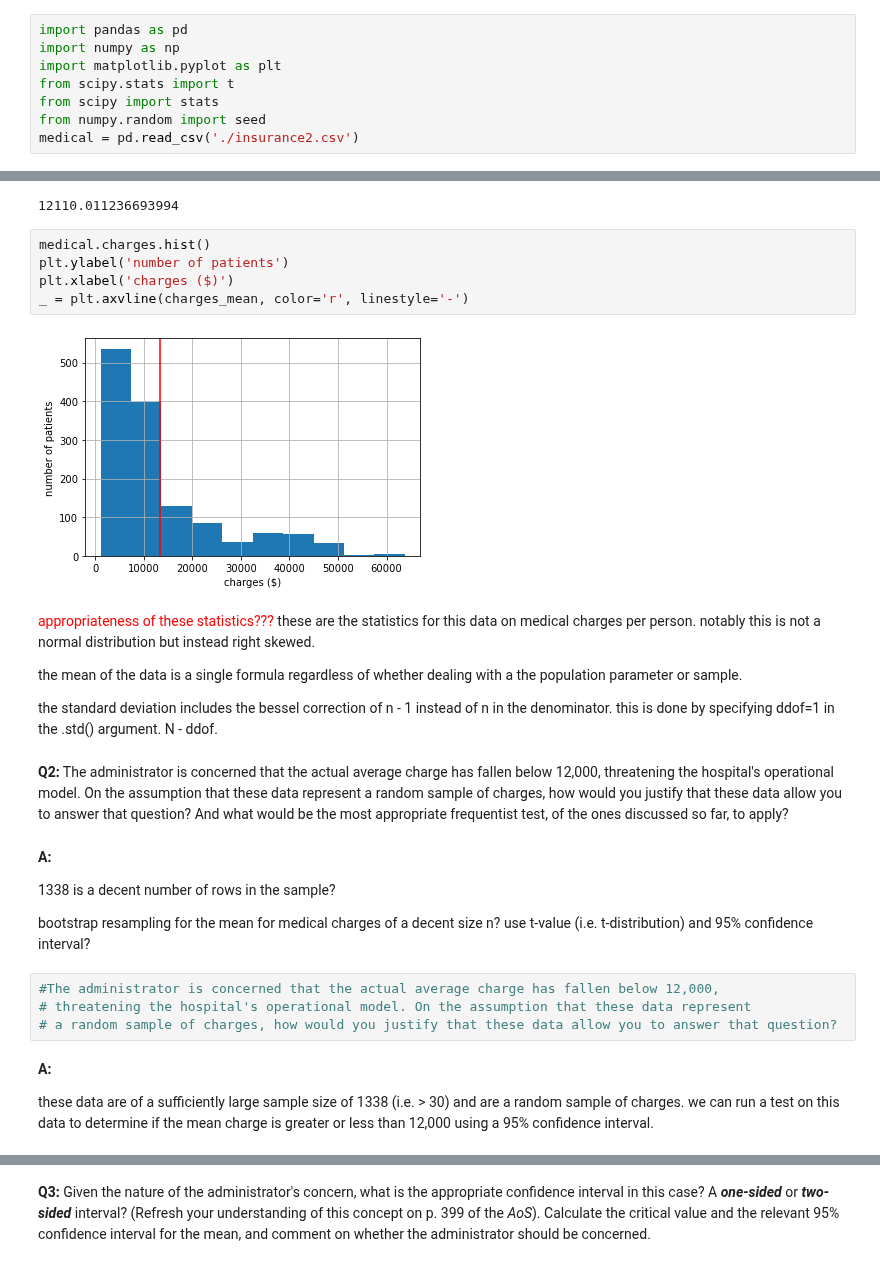
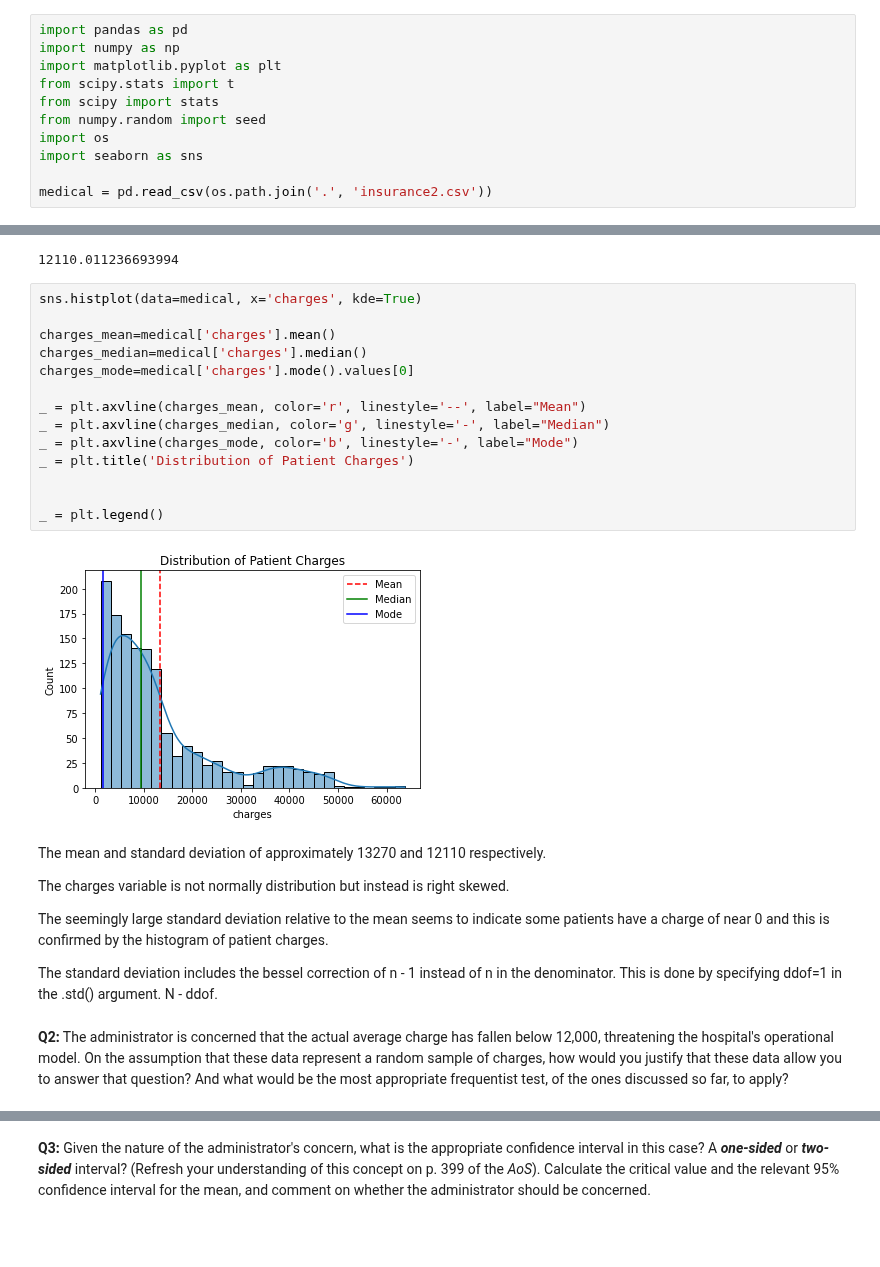
Before and after one commit to pauljacob/mini_projects, a Jupyter notebook: Frequentist Case Study/Frequentist Inference Case Study - Part B (2).ipynb, the cells around one changed output, grey strips where cells are left out. Drawn from its saved outputs; the diff is of its cells as text; blank space fills up the shorter version.

```diff
--- a/Frequentist Case Study/Frequentist Inference Case Study - Part B (2).ipynb
+++ b/Frequentist Case Study/Frequentist Inference Case Study - Part B (2).ipynb
@@ -34,4 +34,7 @@ import matplotlib.pyplot as plt
 from scipy.stats import t
 from scipy import stats
 from numpy.random import seed
-medical = pd.read_csv('./insurance2.csv')
+import os
+import seaborn as sns
+
+medical = pd.read_csv(os.path.join('.', 'insurance2.csv'))
@@ -71,32 +65,29 @@ charges_std = medical.charges.std(ddof=1)
 charges_std
 # %% [output]
 12110.011236693994
-# %%
-medical.charges.hist()
-plt.ylabel('number of patients')
-plt.xlabel('charges ($)')
-_ = plt.axvline(charges_mean, color='r', linestyle='-')
-# %% [output]
-[figure, removed]
+# %%
+sns.histplot(data=medical, x='charges', kde=True)
+
+charges_mean=medical['charges'].mean()
+charges_median=medical['charges'].median()
+charges_mode=medical['charges'].mode().values[0]
+
+_ = plt.axvline(charges_mean, color='r', linestyle='--', label="Mean")
+_ = plt.axvline(charges_median, color='g', linestyle='-', label="Median")
+_ = plt.axvline(charges_mode, color='b', linestyle='-', label="Mode")
+_ = plt.title('Distribution of Patient Charges')
+
+
+_ = plt.legend()
+# %% [output]
+[figure, added]
 # %% [markdown]
-<font color='red'> appropriateness of these statistics??? </font> these are the statistics for this data on medical charges per person. notably this is not a normal distribution but instead right skewed.
+The mean and standard deviation of approximately 13270 and 12110 respectively.
 
-the mean of the data is a single formula regardless of whether dealing with a the population parameter or sample.
+The charges variable is not normally distribution but instead is right skewed.
 
-the standard deviation includes the bessel correction of n - 1 instead of n in the denominator. this is done by specifying ddof=1 in the .std() argument. N - ddof.
+The seemingly large standard deviation relative to the mean seems to indicate some patients have a charge of near 0 and this is confirmed by the histogram of patient charges.
+
+The standard deviation includes the bessel correction of n - 1 instead of n in the denominator. This is done by specifying ddof=1 in the .std() argument. N - ddof.
 # %% [markdown]
 __Q2:__ The administrator is concerned that the actual average charge has fallen below 12,000, threatening the hospital's operational model. On the assumption that these data represent a random sample of charges, how would you justify that these data allow you to answer that question? And what would be the most appropriate frequentist test, of the ones discussed so far, to apply?
-# %% [markdown]
-__A:__
-
-1338 is a decent number of rows in the sample?
-
-bootstrap resampling for the mean for medical charges of a decent size n? use t-value (i.e. t-distribution) and 95% confidence interval?
-# %%
-#The administrator is concerned that the actual average charge has fallen below 12,000,
-# threatening the hospital's operational model. On the assumption that these data represent
-# a random sample of charges, how would you justify that these data allow you to answer that question?
-# %% [markdown]
-__A:__
-
-these data are of a sufficiently large sample size of 1338 (i.e. > 30) and are a random sample of charges. we can run a test on this data to determine if the mean charge is greater or less than 12,000 using a 95% confidence interval.
```
Also changed, not shown: parts of 57 cells of this notebook, 13 other files.
